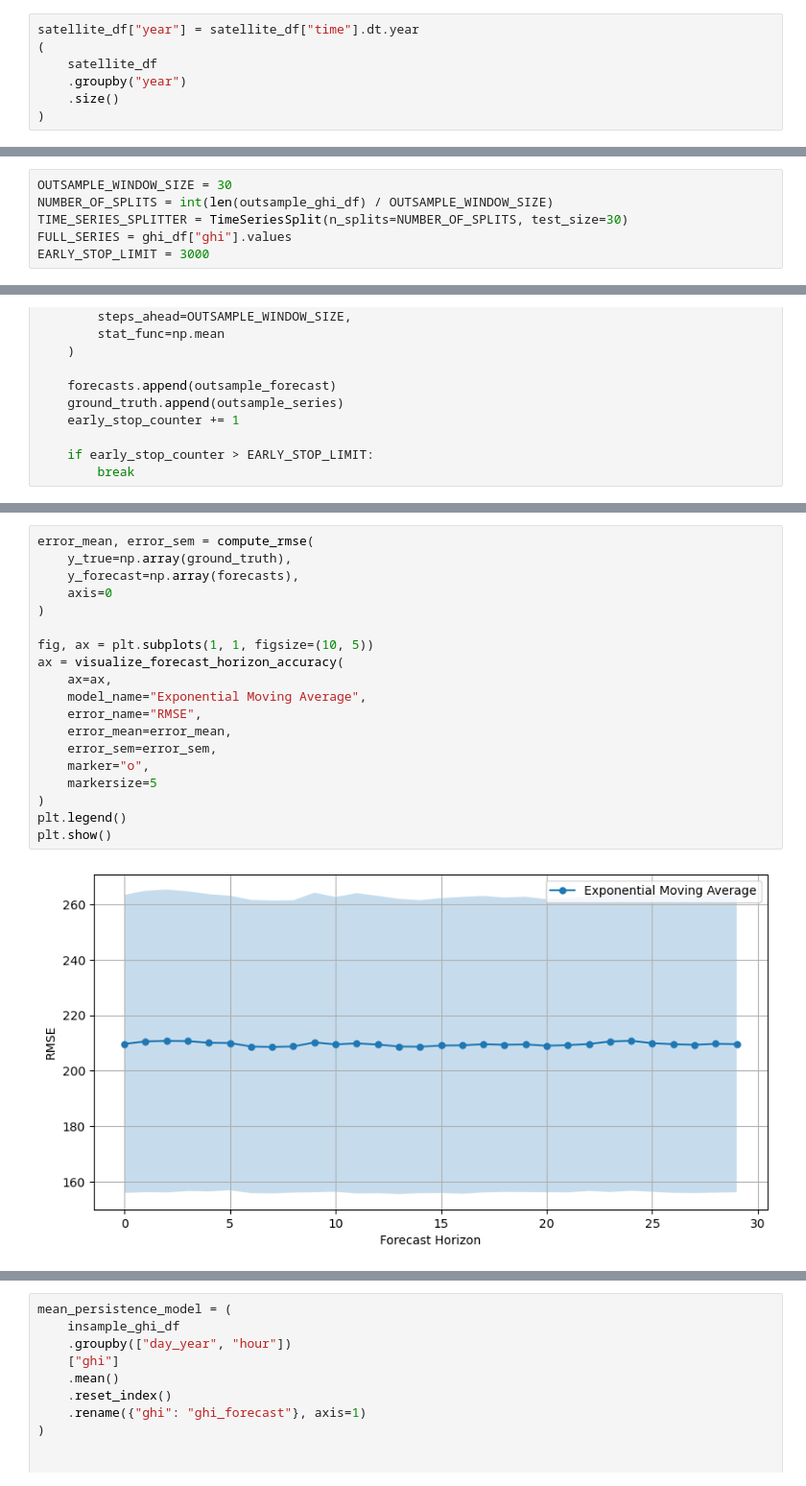
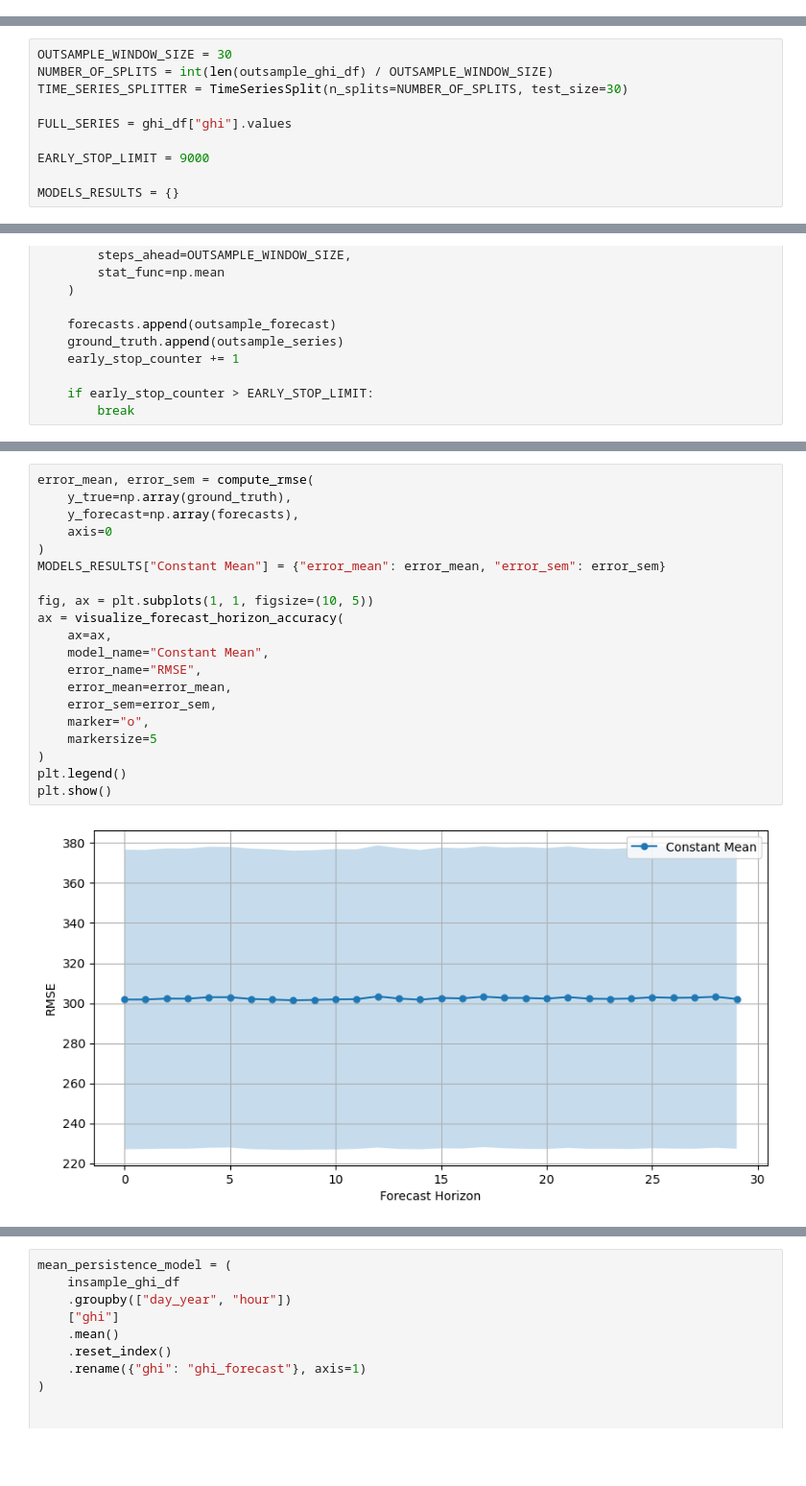
Before and after one commit to vb690/ghi_forecast, a Jupyter notebook: forecast.ipynb, the cells around one changed output, grey strips where cells are left out. Shown at 96% size. Drawn from its saved outputs; the diff is of its cells as text; blank space fills up the shorter version.

```diff
--- a/forecast.ipynb
+++ b/forecast.ipynb
@@ -288,10 +280,3 @@ RangeIndex: 98327 entries, 0 to 98326
 Columns: 101 entries, time to 100
 dtypes: datetime64[ns](1), float64(100)
 memory usage: 75.8 MB
-# %%
-satellite_df["year"] = satellite_df["time"].dt.year
-(
-    satellite_df
-    .groupby("year")
-    .size()
-)
@@ -390,5 +372,9 @@ outsample_ghi_df = pd.merge(
 OUTSAMPLE_WINDOW_SIZE = 30
 NUMBER_OF_SPLITS = int(len(outsample_ghi_df) / OUTSAMPLE_WINDOW_SIZE)
 TIME_SERIES_SPLITTER = TimeSeriesSplit(n_splits=NUMBER_OF_SPLITS, test_size=30)
+
 FULL_SERIES = ghi_df["ghi"].values
-EARLY_STOP_LIMIT = 3000
+
+EARLY_STOP_LIMIT = 9000
+
+MODELS_RESULTS = {}
@@ -455,21 +447,22 @@ plt.show()
 # %%
 error_mean, error_sem = compute_rmse(
     y_true=np.array(ground_truth),
     y_forecast=np.array(forecasts),
     axis=0
 )
+MODELS_RESULTS["Constant Mean"] = {"error_mean": error_mean, "error_sem": error_sem}
 
 fig, ax = plt.subplots(1, 1, figsize=(10, 5))
 ax = visualize_forecast_horizon_accuracy(
     ax=ax,
-    model_name="Exponential Moving Average",
+    model_name="Constant Mean",
     error_name="RMSE",
     error_mean=error_mean,
     error_sem=error_sem,
     marker="o",
     markersize=5
 )
 plt.legend()
 plt.show()
 # %% [output]
-[figure, old version]
+[figure, new version]
```
Also changed, not shown: parts of 56 cells of this notebook, 7 other files.
